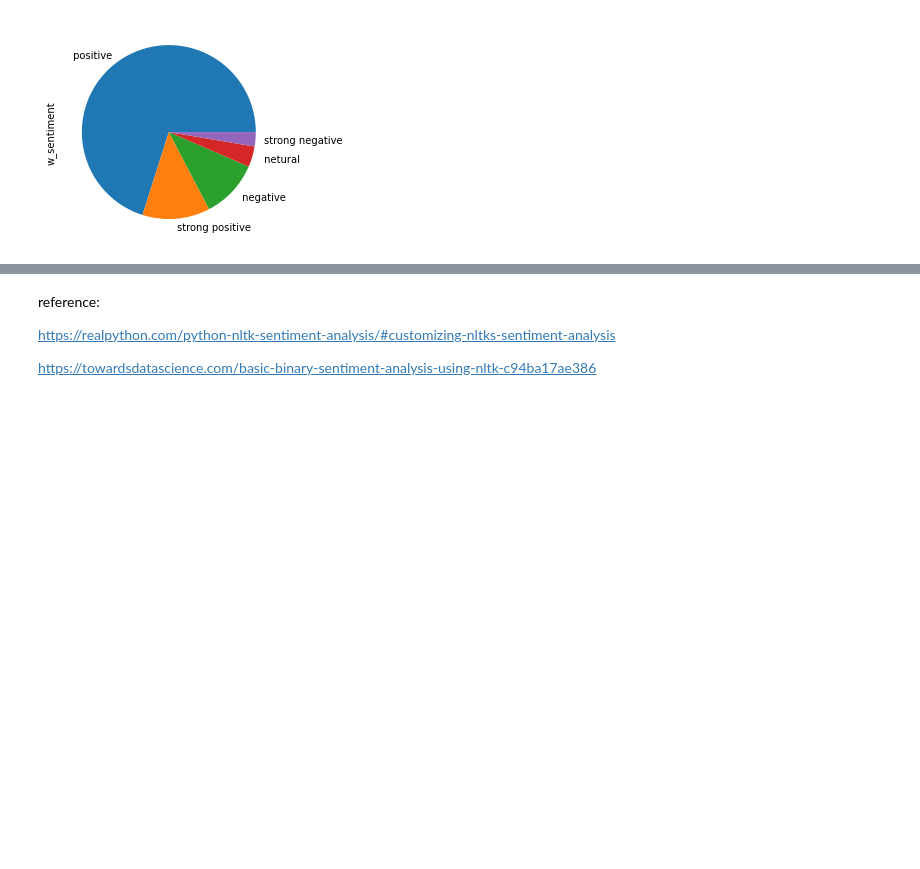
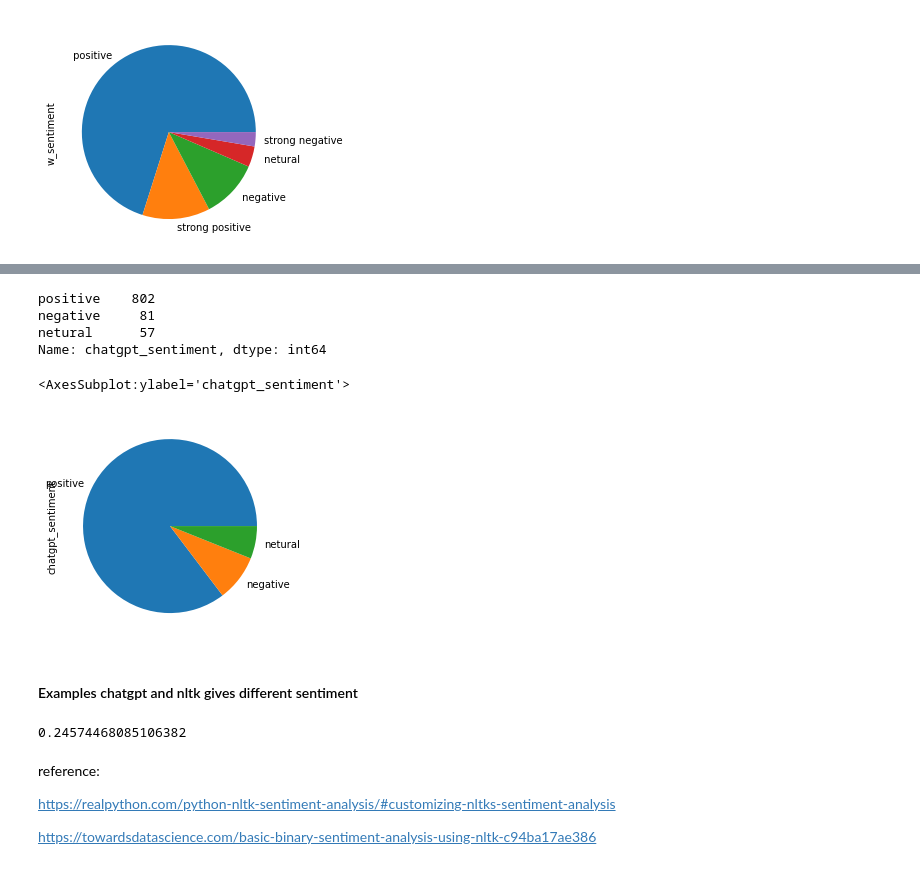
Before and after one commit to ke101/VisionPro-analysis, a Jupyter notebook: s_analysis_nltk.ipynb, the cells around one changed output, grey strips where cells are left out. Drawn from its saved outputs; the diff is of its cells as text; code cells hidden in the pictures; blank space fills up the shorter version.

```diff
--- a/s_analysis_nltk.ipynb
+++ b/s_analysis_nltk.ipynb
@@ -148,0 +158,30 @@ yt1["w_sentiment"].value_counts().plot.pie()
+# %%
+import openai
+
+
+def analyze_sentiment(text):
+    # Set up OpenAI API credentials
+    openai.api_key = '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'
+
+    # Define the sentiment analysis prompt
+    prompt = f"what is the sentiment of sentence '{text}\n'"
+
+    # Generate the sentiment analysis using OpenAI
+    response = openai.Completion.create(
+        engine='text-davinci-003',
+        prompt=prompt,
+        max_tokens=1000,
+        temperature=0,
+        top_p=1,
+        n=1,
+        stop=None,
+
+    )
+
+    # Extract the sentiment from the OpenAI response
+    sentiment = response.choices[0].text.strip().lower()
+
+    return sentiment
+# %%
+yt1["gpt_sentiment"]=yt1["Comment"].apply(lambda x: analyze_sentiment(x))
+yt1
@@ -148,0 +202,18 @@ yt1["w_sentiment"].value_counts().plot.pie()
+# %%
+def refine(results):
+    return get_sentiment(results)
+yt1["chatgpt_sentiment"]=yt1["gpt_sentiment"].apply(lambda x:refine(x))
+# %%
+yt1["chatgpt_sentiment"].value_counts()
+# %% [output]
+positive    802
+negative     81
+netural      57
+Name: chatgpt_sentiment, dtype: int64
+# %%
+yt1["chatgpt_sentiment"].value_counts().plot.pie()
+# %% [output]
+<AxesSubplot:ylabel='chatgpt_sentiment'>
+[figure, added]
+# %% [markdown]
+#### Examples chatgpt and nltk gives different sentiment
@@ -149,3 +223,7 @@ yt1["w_sentiment"].value_counts().plot.pie()
+# %%
+len(dif)/len(yt1)
+# %% [output]
+0.24574468085106382
 # %% [markdown]
 reference:
 
```
Also changed, not shown: parts of 4 cells of this notebook.
